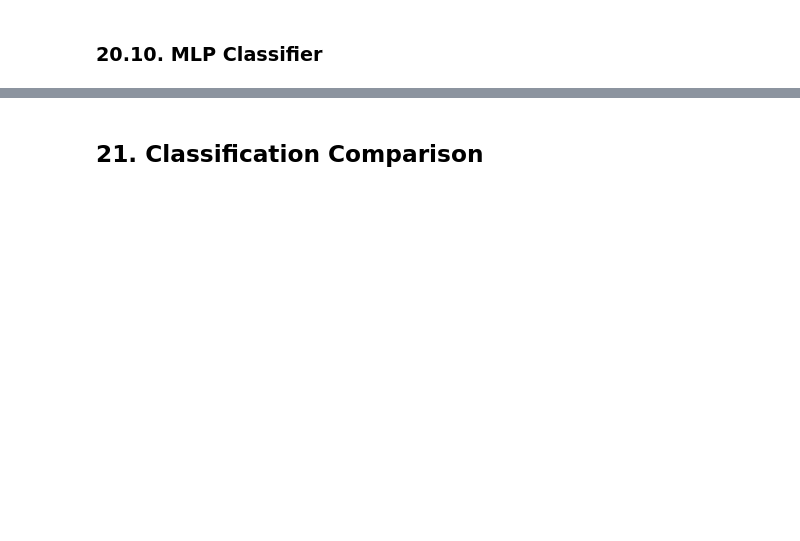
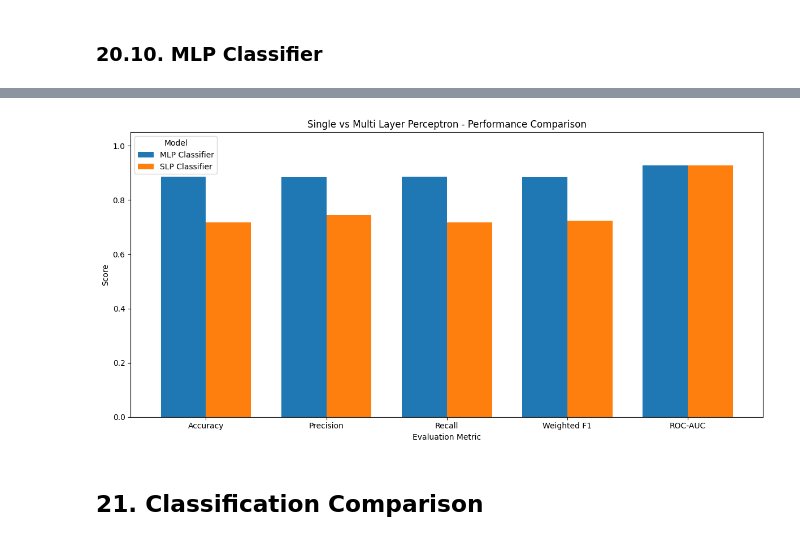
Before and after one commit to rishitkumar8/Business-Financial-Health-Credit-Risk-Intelligence-Platform, a Jupyter notebook: notebooks/classification.ipynb, the cells around one changed output, grey strips where cells are left out. Cells and saved outputs as stored; diff of their text form; code cells hidden in the pictures; blank space fills up the shorter version.

```diff
--- a/notebooks/classification.ipynb
+++ b/notebooks/classification.ipynb
@@ -368,3 +400,32 @@ ROC-AUC: 0.927401145301004
+# %%
+metrics = ['Accuracy', 'Precision', 'Recall', 'Weighted F1', 'ROC-AUC']
+
+results = pd.DataFrame(
+    clf_results,
+    columns=[
+        'Model', 'Accuracy', 'Precision',
+        'Recall', 'Weighted F1', 'ROC-AUC'
+    ]
+)
+
+results[results['Model'].isin([
+    'SLP Classifier', 'MLP Classifier'
+])].set_index('Model')[metrics].T.plot(
+    kind='bar',
+    figsize=(12, 6),
+    width=0.75
+)
+
+plt.title('Single vs Multi Layer Perceptron - Performance Comparison')
+plt.xlabel('Evaluation Metric')
+plt.ylabel('Score')
+plt.ylim(0, 1.05)
+plt.xticks(rotation=0)
+plt.legend(title='Model')
+plt.tight_layout()
+plt.show()
+# %% [output]
+[figure, added]
 # %% [markdown]
 ## 21. Classification Comparison
 # %%
```
Also changed, not shown: parts of 20 cells of this notebook.
